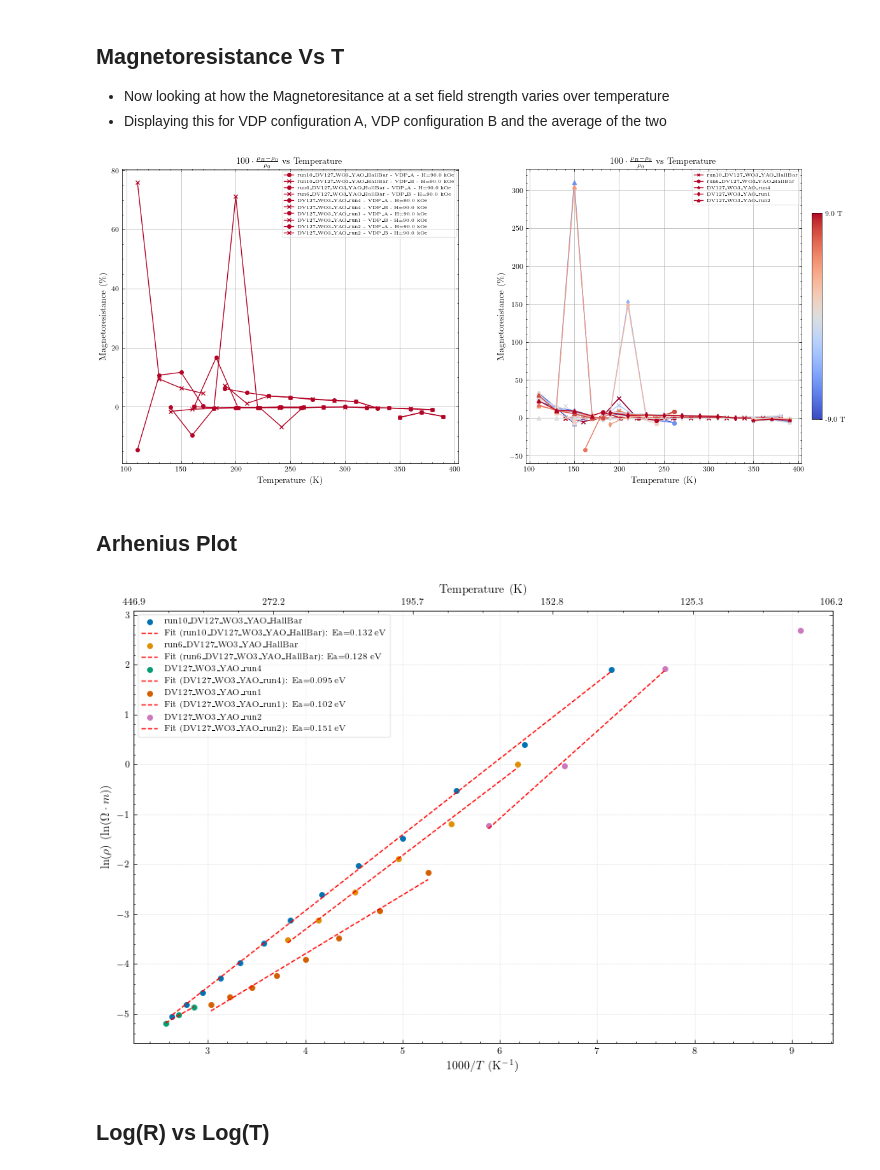
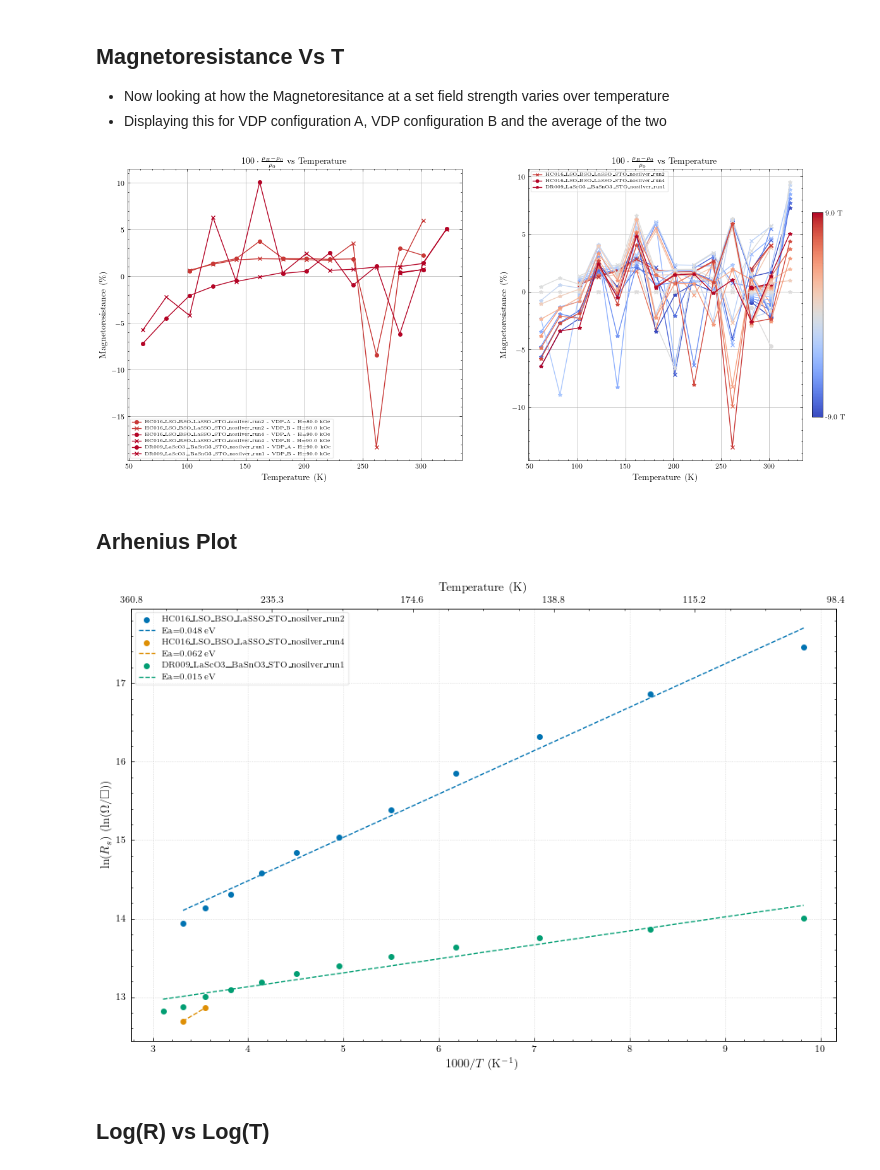
Before and after one commit to hc3413/Electronic_properties_of_thin_films, a Jupyter notebook: Analysis_Basic.ipynb, the cells around one changed output. Saved outputs shown, nothing was run; the diff lists cells and outputs as text; code cells hidden in the pictures.

```diff
--- a/Analysis_Basic.ipynb
+++ b/Analysis_Basic.ipynb
@@ -69,7 +85,7 @@ for count, dat in enumerate(dat_raw_hb):
 #dat_raw_sel = [dat_raw_vdp[4][5], dat_raw_vdp[4][7], dat_raw_vdp[4][9]] # , dat_raw_vdp[4][10], dat_raw_vdp[4][11],dat_raw_vdp[4][12]] # DR003
 #dat_raw_sel = [dat_raw_vdp[3][0],dat_raw_vdp[3][1], dat_raw_vdp[3][2], dat_raw_vdp[3][3]] # DR004
 #dat_raw_sel =  [dat_raw_vdp[14][5], dat_raw_vdp[14][1], dat_raw_vdp[14][7]]#, dat_raw_vdp[14][2]] # DR008a
-dat_raw_sel = [dat_raw_vdp[17][13], dat_raw_vdp[17][11],dat_raw_vdp[17][10]]#, dat_raw_vdp[17][1], dat_raw_vdp[17][0], dat_raw_vdp[17][6],dat_raw_vdp[17][5],dat_raw_vdp[17][4], dat_raw_vdp[17][2]]# DR009
+#dat_raw_sel = [dat_raw_vdp[17][15], dat_raw_vdp[17][14] ]#dat_raw_vdp[17][2], dat_raw_vdp[17][6], dat_raw_vdp[17][1], dat_raw_vdp[17][13]]#,    dat_raw_vdp[17][0], dat_raw_vdp[17][5],dat_raw_vdp[17][4]]# DR009
 #dat_raw_sel = [ dat_raw_vdp[18][2], dat_raw_vdp[18][0], dat_raw_vdp[18][3] ] # DR010
 #dat_raw_sel = [dat_raw_vdp[21][6], dat_raw_vdp[21][4], dat_raw_vdp[21][3]]#, dat_raw_vdp[21][4], ] # DR011
 #dat_raw_sel = [ dat_raw_vdp[19][4], dat_raw_vdp[19][3], dat_raw_vdp[19][2]]#, dat_raw_vdp[19][0]] # DR012
@@ -81,10 +97,10 @@ dat_raw_sel = [dat_raw_vdp[17][13], dat_raw_vdp[17][11],dat_raw_vdp[17][10]]#, d
 #dat_raw_sel = [dat_raw_vdp[2][1], dat_raw_vdp[2][2], dat_raw_vdp[2][3], dat_raw_vdp[2][4], dat_raw_vdp[8][1], dat_raw_vdp[8][2], dat_raw_vdp[9][4]] # YFW Combined
 
 #dat_raw_sel = dat_raw_vdp[1] # HC003
-#dat_raw_sel = [dat_raw_vdp[22][12]]#,dat_raw_vdp[22][9],dat_raw_vdp[22][7],dat_raw_vdp[10][0],dat_raw_vdp[17][1]]#, dat_raw_vdp[10][4]] # HC011 ********* THE CURRENT IS INVERTED FOR THIS SAMPLE!!! **********
+#dat_raw_sel = [dat_raw_vdp[22][15],dat_raw_vdp[22][12],dat_raw_vdp[22][9],dat_raw_vdp[22][7],dat_raw_vdp[10][0],dat_raw_vdp[17][1]]#, dat_raw_vdp[10][4]] # HC011 ********* THE CURRENT IS INVERTED FOR THIS SAMPLE!!! **********
 #dat_raw_sel = [dat_raw_vdp[11][0],dat_raw_vdp[11][4]] #,dat_raw_vdp[11][5]] # HC013
 #dat_raw_sel = [dat_raw_vdp[12][3], dat_raw_vdp[12][0],dat_raw_vdp[12][1],dat_raw_vdp[12][2]] # HC014
-#dat_raw_sel = [dat_raw_vdp[23][1],dat_raw_vdp[23][0],dat_raw_vdp[23][2]] #HC016
+dat_raw_sel = [dat_raw_vdp[15][1], dat_raw_vdp[15][3], dat_raw_vdp[17][2]] #HC016
 #dat_raw_sel = [dat_raw_vdp[16][1]]  #HC015
 #dat_raw_sel = [dat_raw_vdp[15][1], dat_raw_vdp[11][0],dat_raw_vdp[11][4],dat_raw_vdp[10][0], dat_raw_vdp[10][4],dat_raw_vdp[16][1]] # HC Combined
 
@@ -97,7 +113,7 @@ dat_raw_sel = [dat_raw_vdp[17][13], dat_raw_vdp[17][11],dat_raw_vdp[17][10]]#, d
 #dat_raw_sel = [dat_raw_vdp[20][0],dat_raw_vdp[18][1],dat_raw_vdp[18][3],dat_raw_vdp[18][0],dat_raw_vdp[17][4],dat_raw_vdp[10][0], dat_raw_vdp[10][4], dat_raw_vdp[4][7], dat_raw_vdp[2][4], dat_raw_vdp[2][1], dat_raw_vdp[8][1],dat_raw_vdp[9][4], dat_raw_vdp[11][0],dat_raw_vdp[11][4],dat_raw_vdp[14][1],dat_raw_vdp[16][1], dat_raw_vdp[15][1]]
 
 # Dennis DV127
-#dat_raw_sel = [dat_raw_hb[0][0], dat_raw_hb[0][1]]#,dat_raw_vdp[13][5], dat_raw_vdp[13][2], dat_raw_vdp[13][3]] # DV127
+#dat_raw_sel = [dat_raw_hb[1][0], dat_raw_hb[1][1]]#, dat_raw_hb[0][1]]# , dat_raw_hb[0][2], dat_raw_hb[0][0] ]#,dat_raw_vdp[13][5], dat_raw_vdp[13][2], dat_raw_vdp[13][3]] # DV127
 
 print('dat_raw_sel:', [f'{count}={d.filename}' for count, d in enumerate(dat_raw_sel)])
 # %% [output]
@@ -303,7 +318,7 @@ c_val = plt.cm.jet(np.linspace(0,1,len(dat)))
 for j, d in enumerate(dat):
 
     # Flatten the resistivity data
-    res_data_flat = d.res_data.reshape((d.ctf[4]*d.ctf[5],6))
+    res_data_flat = d.res_data.reshape((d.ctf[4]*d.ctf[5],7))
 
     # Plot R_sheet_A vs Temp
     ax.scatter(res_data_flat[:,0], res_data_flat[:,2] * unit_scale, marker='+', color=c_val[j], label=f'{d.plot_str} ($\\rho_A$)')
@@ -424,7 +439,7 @@ for j, d in enumerate(dat):
     for Bi in  [int(d.ctf[5]/2)]:
 
         # Plot errorbar scaling the error by unit scale as well
-        ax.errorbar(d.res_data[:, Bi, 0], d.res_data[:, Bi, 4] * unit_scale, yerr = d.res_data[:, Bi, 5] * unit_scale,fmt='-'+mark_p[j], capsize=3, label=f'{d.plot_str}')
+        ax.errorbar(d.res_data[:, Bi, 0], d.res_data[:, Bi, 4] * unit_scale, yerr = d.res_data[:, Bi, 5] * unit_scale,fmt='-'+mark_p[j], capsize=1, label=f'{d.plot_str}')
 
     # Create a DataFrame with the x and y data
     #df = pd.DataFrame({'Temperature (K)': d.res_data[:, Bi, 0], 'Resistivity': d.res_data[:, Bi, 4] * unit_scale})
@@ -539,9 +553,11 @@ add_colorbar(fig, gs[1], sm, min_temp, max_temp, fig_size, field = False)
 for j, d in enumerate(dat):
     # Loop over the temperatures
     for Ti, T in enumerate(d.ctf[1], start=0):
-            # Add a plot of magnetoresistance vs field strength for each loop of temperature (excluding last field point which is repeat of B=0)
-            ax.plot(d.tf_av[Ti,:,1] * 10, d.mag_res[Ti, :, 2], marker=mark_p[j], color=cmap_temp(norm_temp(T)))
-            #ax.plot(d.tf_av[Ti,:,1] * 10, d.mag_res[Ti, :, 1]-d.mag_res[Ti, :, 0], marker=mark_p[j], color=cmap_temp(norm_temp(T)), linestyle=':')
+
+        if T > 0:
+                # Add a plot of magnetoresistance vs field strength for each loop of temperature (excluding last field point which is repeat of B=0)
+                ax.plot(d.tf_av[Ti,:,1] * 10, d.mag_res[Ti, :, 2], marker=mark_p[j], color=cmap_temp(norm_temp(T)))
+                #ax.plot(d.tf_av[Ti,:,1] * 10, d.mag_res[Ti, :, 1]-d.mag_res[Ti, :, 0], marker=mark_p[j], color=cmap_temp(norm_temp(T)), linestyle=':')
 
     # Add a dummy plot for the legend entry
     ax.plot([], [], marker = mark_p[j], color=cmap_temp(norm_temp(T)), label=f'{d.plot_str}')
@@ -552,7 +568,7 @@ ax.set_ylabel(r'Magnetoresistance (\%)')
 ax.set_title(f'Magnetoresistance vs Field')
 ax.legend()
 
-#ax.set_ylim(-8, 2)
+#ax.set_ylim(-1,1)
 
 plt.show()
 
@@ -629,7 +645,7 @@ notes = sample_tag_gen(dat) + [''] # notes for the powerpoint in text box starti
 # Append the figure, title and notes to the list for exporting later
 fig_list.append((fig, plot_filename, plot_title, notes))
 # %% [output]
-[figure, old version]
+[figure, new version]
 # %% [markdown]
 ## Arhenius Plot
 # %%
@@ -656,14 +672,17 @@ for j, d in enumerate(dat):
     x = 1000.0 / temp_K  # 1000/T
     y = np.log(rho_or_Rs)  # ln(rho) or ln(Rs)
 
-    # Scatter plot of the data
-    ax.scatter(x, y, marker='o', label=f'{d.plot_str}')
-
     # Select the range of data for fitting (adjust the range as needed)
     # Ensure this range uses the 'x' variable (1000/T)
-    fit_mask = (x > 1) & (x < 8)  # Example range: Adjust as needed
+    fit_mask = (x > 0) & (x < 10)  # Fitting Range
     x_fit = x[fit_mask]
     y_fit = y[fit_mask]
+    x = x[fit_mask]
+    y = y[fit_mask]
+
+    # Scatter plot of the data
+    measurement_plot = ax.scatter(x, y, marker='o', label=f'{d.plot_str}')
+    current_color = measurement_plot.get_facecolors()[0] # Get the color used for the scatter plot
 
     # Perform a linear fit only if enough points exist
     if len(x_fit) >= 2:
@@ -679,8 +698,8 @@ for j, d in enumerate(dat):
         y_vals = np.polyval(coeffs, x_vals)
 
         # Plot the fitted line
-        ax.plot(x_vals, y_vals, linestyle='--', color='r',
-                label=f'Fit ({d.plot_str}): Ea={activation_energy:.3f} eV') # Show Ea in label
+        ax.plot(x_vals, y_vals, linestyle='--', color=current_color,
+                label=f'Ea={activation_energy:.3f} eV') # Show Ea in label
 
 # Set labels and title based on the first dataset's type
 ax.set_xlabel(r'$1000/T$ (K$^{-1}$)')
@@ -698,34 +717,34 @@ ax.grid(True, linestyle=':', alpha=0.6) # Optional grid
 ax2 = ax.twiny() # Share the y-axis
 xlim = ax.get_xlim()
 ax2.set_xlim(xlim)
 
 # Calculate and set ticks for the Temperature axis
 num_ticks = 6
 ticks_1000_T = np.linspace(xlim[0], xlim[1], num=num_ticks)
 valid_ticks_1000_T = ticks_1000_T[ticks_1000_T > 1e-9] # Avoid T = infinity
 valid_ticks_T = 1000.0 / valid_ticks_1000_T
 
 ax2.set_xticks(valid_ticks_1000_T)
 ax2.set_xticklabels([f'{T_val:.1f}' for T_val in valid_ticks_T])
 ax2.set_xlabel('Temperature (K)')
 ax2.grid(False) # No grid for the top axis
 
 # Adjust layout
 plt.tight_layout()
 
 # Show the plot
 plt.show()
 
 
 # Export Metadata
 plot_filename = f'{dat[0].sample_code}_{powerpoint_string}_Arrhenius Plot' # name for exported figure
 plot_title = 'Arrhenius Plot' # title for powerpoint
 notes = sample_tag_gen(dat) + [''] # notes for the powerpoint in text box starting with sample tag
 
 # Append the figure, title and notes to the list for exporting later
 fig_list.append((fig, plot_filename, plot_title, notes))
 # %% [output]
-[figure, old version]
+[figure, new version]
 # %% [markdown]
 ## Log(R) vs Log(T)
 # %%
```
Also changed, not shown: parts of 23 cells of this notebook, 6 other files.
